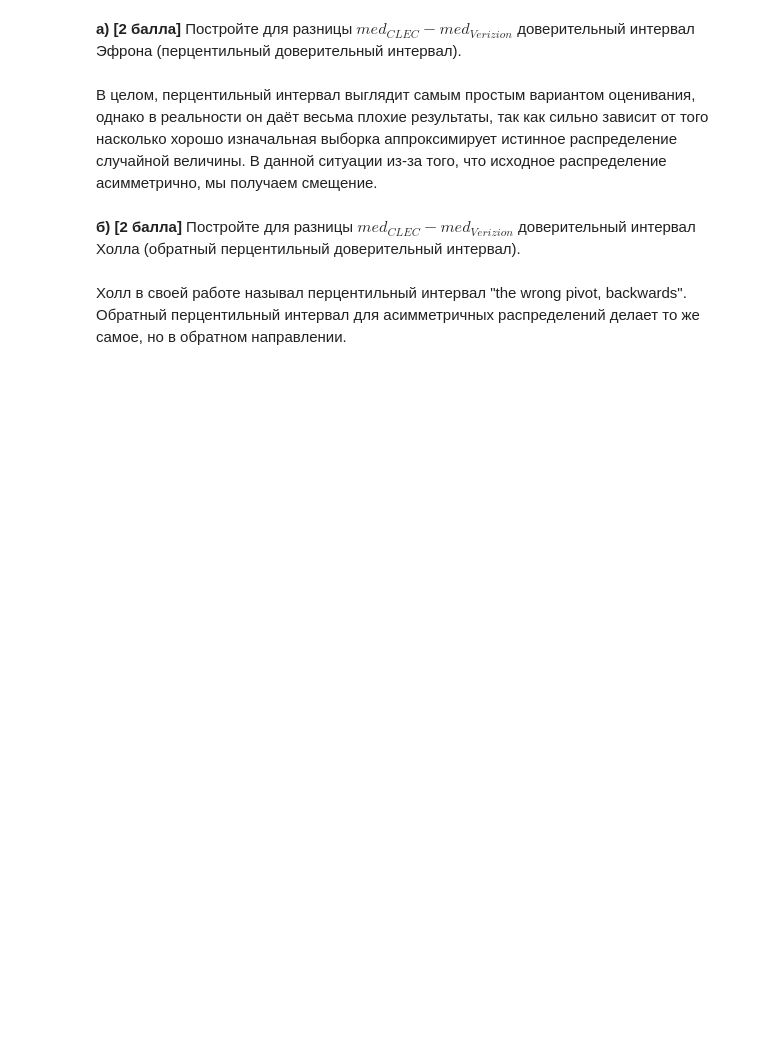
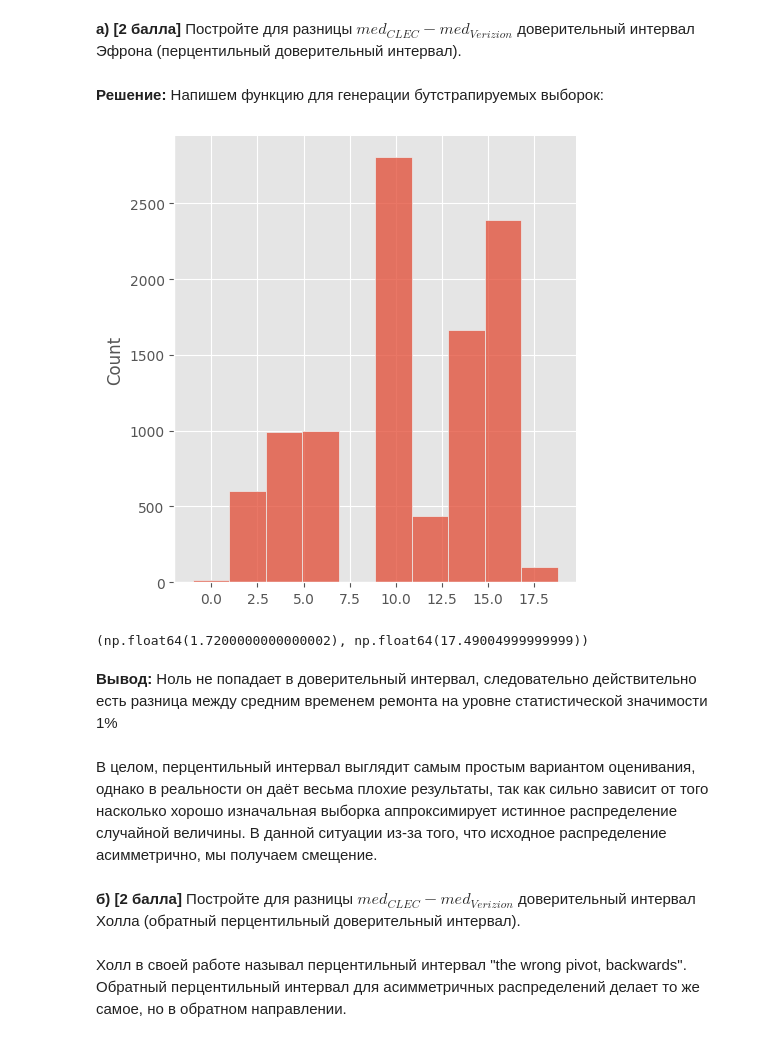
Before and after one commit to PavelMKh/HSE-AI, a Jupyter notebook: Math/hw_10_bootstrap.ipynb, the cells around one changed output. Saved outputs shown, nothing was run; the diff lists cells and outputs as text; code cells hidden in the pictures; blank space fills up the shorter version.

```diff
--- a/Math/hw_10_bootstrap.ipynb
+++ b/Math/hw_10_bootstrap.ipynb
@@ -59,20 +74,49 @@ plt.legend();
 # %% [markdown]
 __а) [2 балла]__ Постройте для разницы $med_{CLEC} - med_{Verizion}$ доверительный интервал Эфрона (перцентильный доверительный интервал).
+# %% [markdown]
+__Решение:__ Напишем функцию для генерации бутстрапируемых выборок:
+# %%
+def get_bootstrap_sample(x, B_sample=1):
+    N = x.size
+    sample = np.random.choice(x, size=(N, B_sample), replace=True)
+
+    if B_sample == 1:
+        sample = sample.T[0]
+    return sample
 # %%
-### ╰( ͡° ͜ʖ ͡° )つ▬▬ι═══════  bzzzzzzzzzz
-# will the code be with you
+x = df[df['Group'] == 'ILEC']['Time'].values
+y = df[df['Group'] == 'CLEC']['Time'].values
 
 B_sample=10**4
-left = ...
-right = ...
+alpha = 0.01
 
-# your code here
+x_boot = get_bootstrap_sample(x, B_sample)
+y_boot = get_bootstrap_sample(y, B_sample)
+
+x_boot = np.median(x_boot, axis=0)
+y_boot = np.median(y_boot, axis=0)
+
+diff = y_boot - x_boot
+
+sns.displot(diff, bins=10)
+plt.show()
+# %% [output]
+[figure, added]
+# %%
+left = np.quantile(diff, alpha/2)
+right = np.quantile(diff, 1 - alpha/2)
+
+left, right
+# %% [output]
+(np.float64(1.7200000000000002), np.float64(17.49004999999999))
 # %%
 # проверка того, что задание решено верно
 assert left > 1.6
 assert right < 20
 
 # подобные тесты скрыты от вас
+# %% [markdown]
+__Вывод:__ Ноль не попадает в доверительный интервал, следовательно действительно есть разница между средним временем ремонта на уровне статистической значимости 1%
 # %% [markdown]
 В целом, перцентильный интервал выглядит самым простым вариантом оценивания, однако в реальности он даёт весьма плохие результаты, так как сильно зависит от того насколько хорошо изначальная выборка аппроксимирует истинное распределение случайной величины. В данной ситуации из-за того, что исходное распределение асимметрично, мы получаем смещение.
 # %% [markdown]
```
Also changed, not shown: parts of 3 cells of this notebook.
